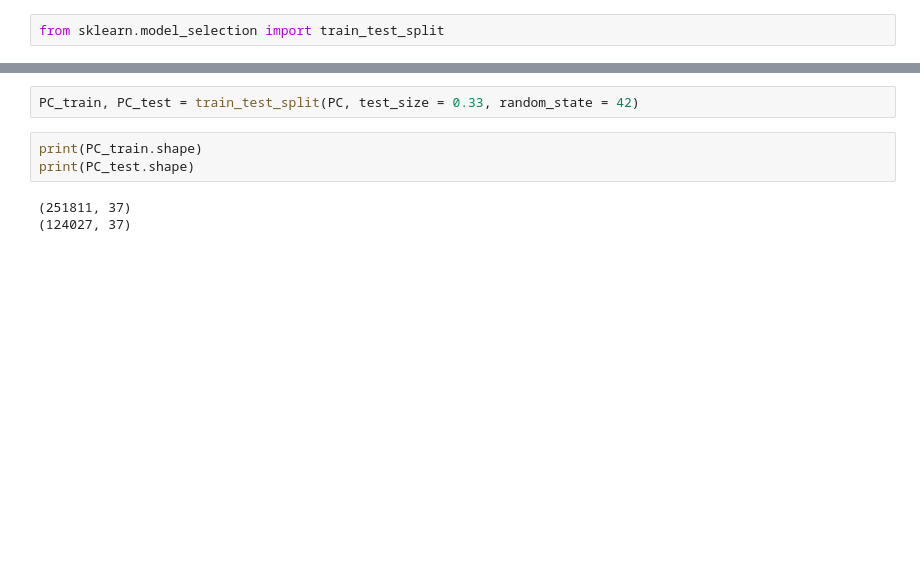
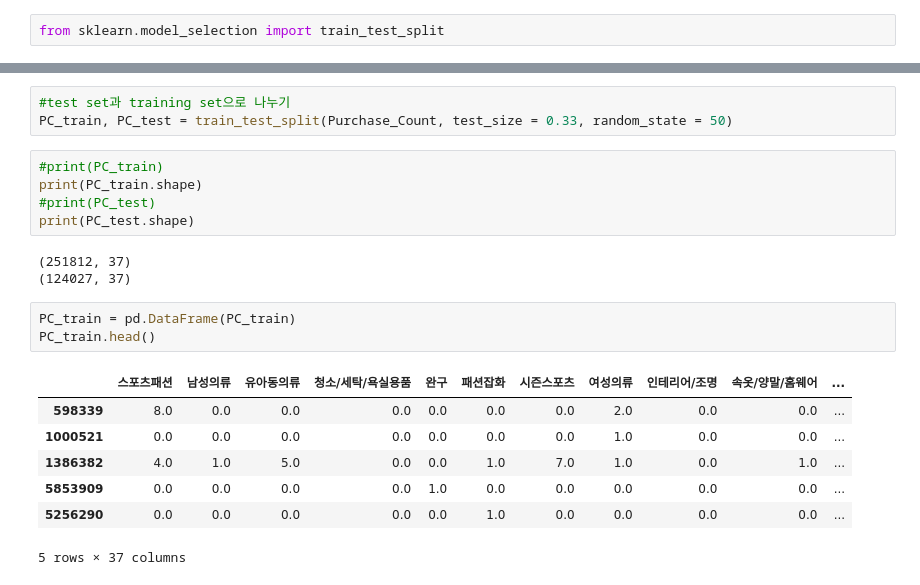
Before and after one commit to hyeon95y/Trend_Predicting, a Jupyter notebook: Developing Online Preference 2.ipynb, the cells around one changed output, grey strips where cells are left out. Drawn from its saved outputs; the diff is of its cells as text; blank space fills up the shorter version.

```diff
--- a/Developing Online Preference 2.ipynb
+++ b/Developing Online Preference 2.ipynb
@@ -159,8 +218,22 @@ ModuleNotFoundError: No module named 'sklearn.cross_validation'
 # %%
-PC_train, PC_test = train_test_split(PC, test_size = 0.33, random_state = 42)
+#test set과 training set으로 나누기
+PC_train, PC_test = train_test_split(Purchase_Count, test_size = 0.33, random_state = 50)
 # %%
+#print(PC_train)
 print(PC_train.shape)
+#print(PC_test)
 print(PC_test.shape)
 # %% [output]
-(251811, 37)
+(251812, 37)
 (124027, 37)
+# %%
+PC_train = pd.DataFrame(PC_train)
+PC_train.head()
+# %% [output]
+|  | 스포츠패션 | 남성의류 | 유아동의류 | 청소/세탁/욕실용품 | 완구 | 패션잡화 | 시즌스포츠 | 여성의류 | 인테리어/조명 | 속옷/양말/홈웨어 | ... |
+| 598339 | 8.0 | 0.0 | 0.0 | 0.0 | 0.0 | 0.0 | 0.0 | 2.0 | 0.0 | 0.0 | ... |
+| 1000521 | 0.0 | 0.0 | 0.0 | 0.0 | 0.0 | 0.0 | 0.0 | 1.0 | 0.0 | 0.0 | ... |
+| 1386382 | 4.0 | 1.0 | 5.0 | 0.0 | 0.0 | 1.0 | 7.0 | 1.0 | 0.0 | 1.0 | ... |
+| 5853909 | 0.0 | 0.0 | 0.0 | 0.0 | 1.0 | 0.0 | 0.0 | 0.0 | 0.0 | 0.0 | ... |
+| 5256290 | 0.0 | 0.0 | 0.0 | 0.0 | 0.0 | 1.0 | 0.0 | 0.0 | 0.0 | 0.0 | ... |
+5 rows × 37 columns
```
Also changed, not shown: parts of 74 cells of this notebook.
